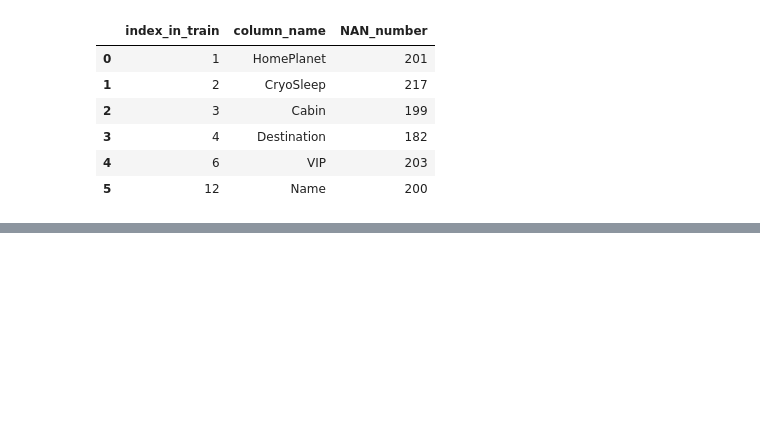
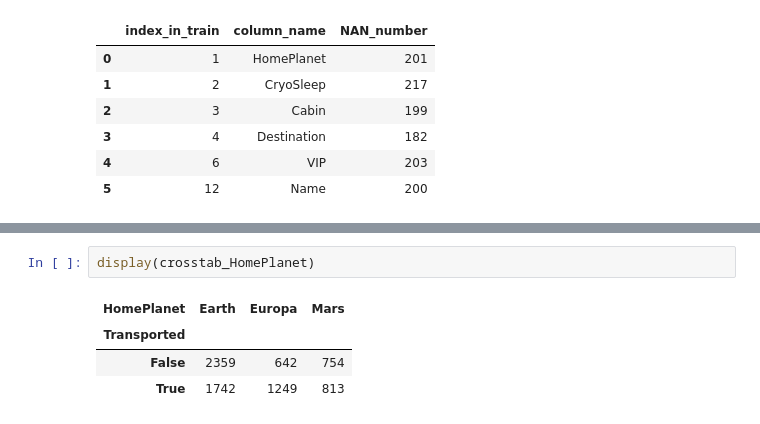
Before and after one commit to lakP44/coding-total, a Jupyter notebook: module/rock/test1.ipynb, the cells around one changed output, grey strips where cells are left out. Saved outputs shown, nothing was run; the diff lists cells and outputs as text; blank space fills up the shorter version.

```diff
--- a/module/rock/test1.ipynb
+++ b/module/rock/test1.ipynb
@@ -95,0 +160,7 @@ KNN = [ 5, n_neighbors ]
+# %%
+display(crosstab_HomePlanet)
+# %% [output]
+| HomePlanet | Earth | Europa | Mars |
+| Transported |  |  |  |
+| False | 2359 | 642 | 754 |
+| True | 1742 | 1249 | 813 |
```
Also changed, not shown: parts of 14 cells of this notebook, 5 other files.
